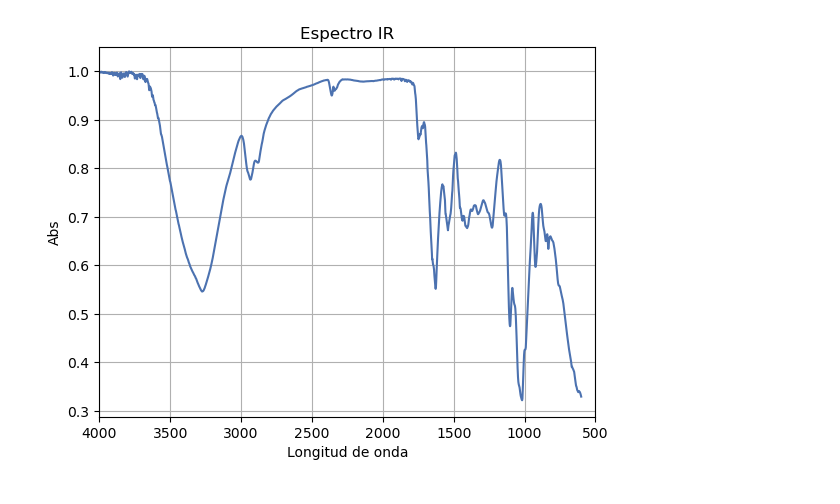
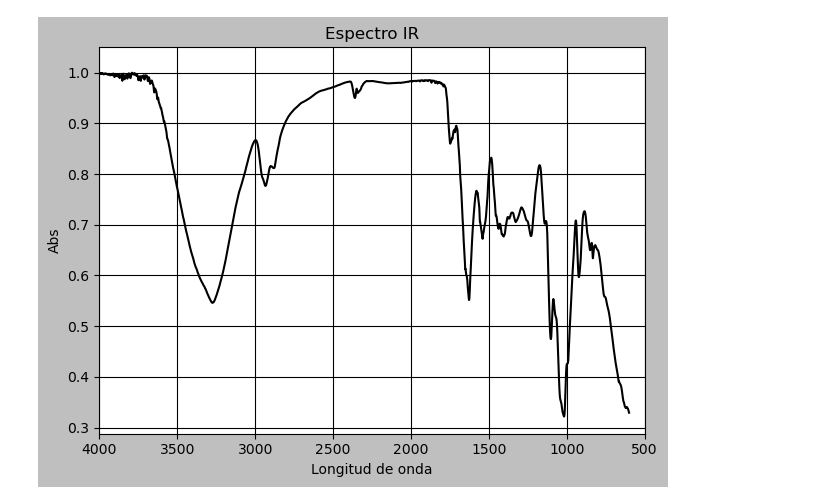
Before and after one commit to edfp19/IR-Spectre, a Jupyter notebook: IR Graph.ipynb, the cells around one changed output. Saved outputs shown, nothing was run; the diff lists cells and outputs as text; code cells hidden in the pictures.

```diff
--- a/IR Graph.ipynb
+++ b/IR Graph.ipynb
@@ -1,25 +1,27 @@
 # %%
 import pandas as pd
 pd.plotting.register_matplotlib_converters()
 import matplotlib.pyplot as plt
 %matplotlib inline
+import seaborn as sns
+from matplotlib import style
 
 df = pd.read_csv("PC+40 GLY.CSV")
 
 df["abs"]= df["abs"]/df["abs"].max()
 
 fig, ax= plt.subplots(1, 1)
 ax.plot(df["long_onda"], df["abs"])
 #cutting the plot
 ax.set_xlim(4000, 500)
 ax.set_ylim(None, 1.05)
 ax.set_xlabel("Longitud de onda")
 ax.set_ylabel("Abs")
 ax.set_title("Espectro IR")
 ax.grid(True)
-#fig.tight_layout()
-plt.style.use('seaborn-deep')
-
+fig.tight_layout()
+plt.style.use('grayscale')
+plt.savefig("IR_Spec")
 plt.show()
 # %% [output]
-[figure, old version]
+[figure, new version]
```
